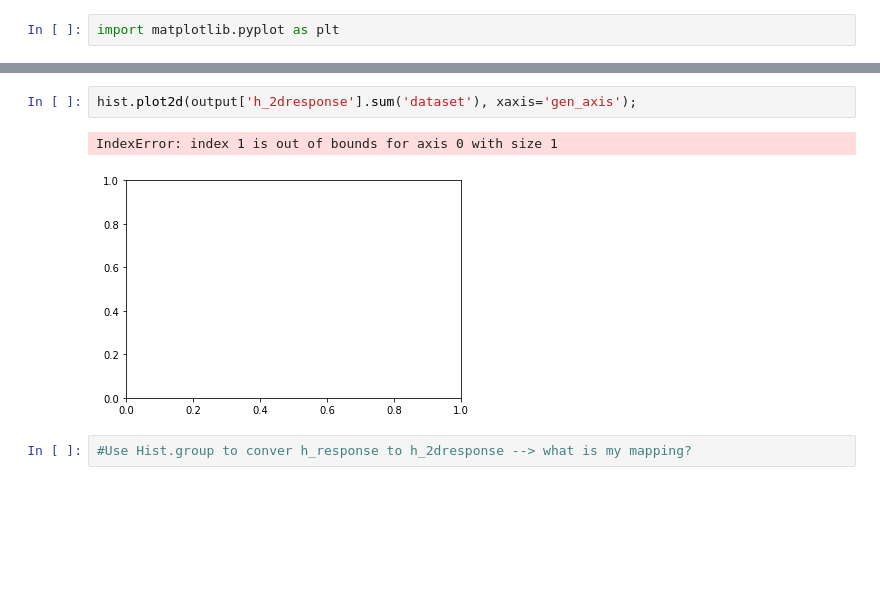
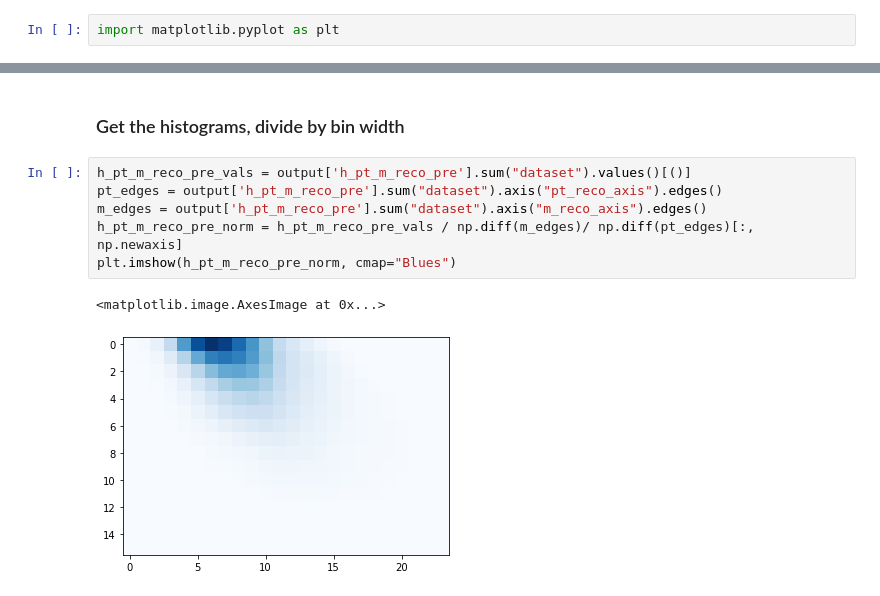
Before and after one commit to nsmith-/CoffeaJERC, a Jupyter notebook: test.ipynb, the cells around one changed output, grey strips where cells are left out. Saved outputs shown, nothing was run; the diff lists cells and outputs as text; blank space fills up the shorter version.

```diff
--- a/test.ipynb
+++ b/test.ipynb
@@ -272,7 +249,11 @@ for i in output['h_response'].axis('pt_gen_axis'):
-# %%
-hist.plot2d(output['h_2dresponse'].sum('dataset'), xaxis='gen_axis');
-# %% [output]
-IndexError: index 1 is out of bounds for axis 0 with size 1
-[figure, removed]
-# %%
-#Use Hist.group to conver h_response to h_2dresponse --> what is my mapping?
+# %% [markdown]
+### Get the histograms, divide by bin width
+# %%
+h_pt_m_reco_pre_vals = output['h_pt_m_reco_pre'].sum("dataset").values()[()]
+pt_edges = output['h_pt_m_reco_pre'].sum("dataset").axis("pt_reco_axis").edges()
+m_edges = output['h_pt_m_reco_pre'].sum("dataset").axis("m_reco_axis").edges()
+h_pt_m_reco_pre_norm = h_pt_m_reco_pre_vals / np.diff(m_edges)/ np.diff(pt_edges)[:, np.newaxis]
+plt.imshow(h_pt_m_reco_pre_norm, cmap="Blues")
+# %% [output]
+<matplotlib.image.AxesImage at 0x...>
+[figure, added]
```
Also changed, not shown: parts of 33 cells of this notebook.
